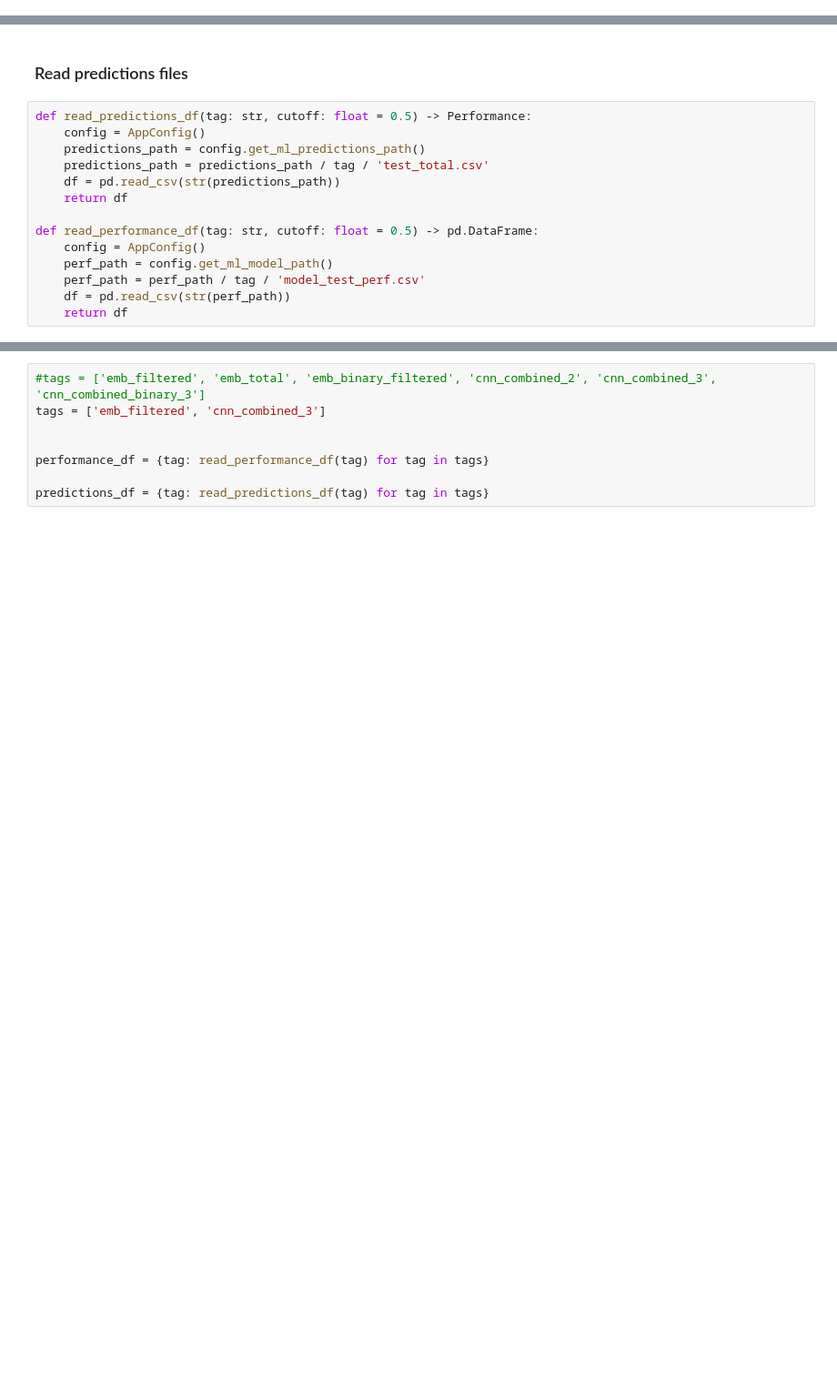
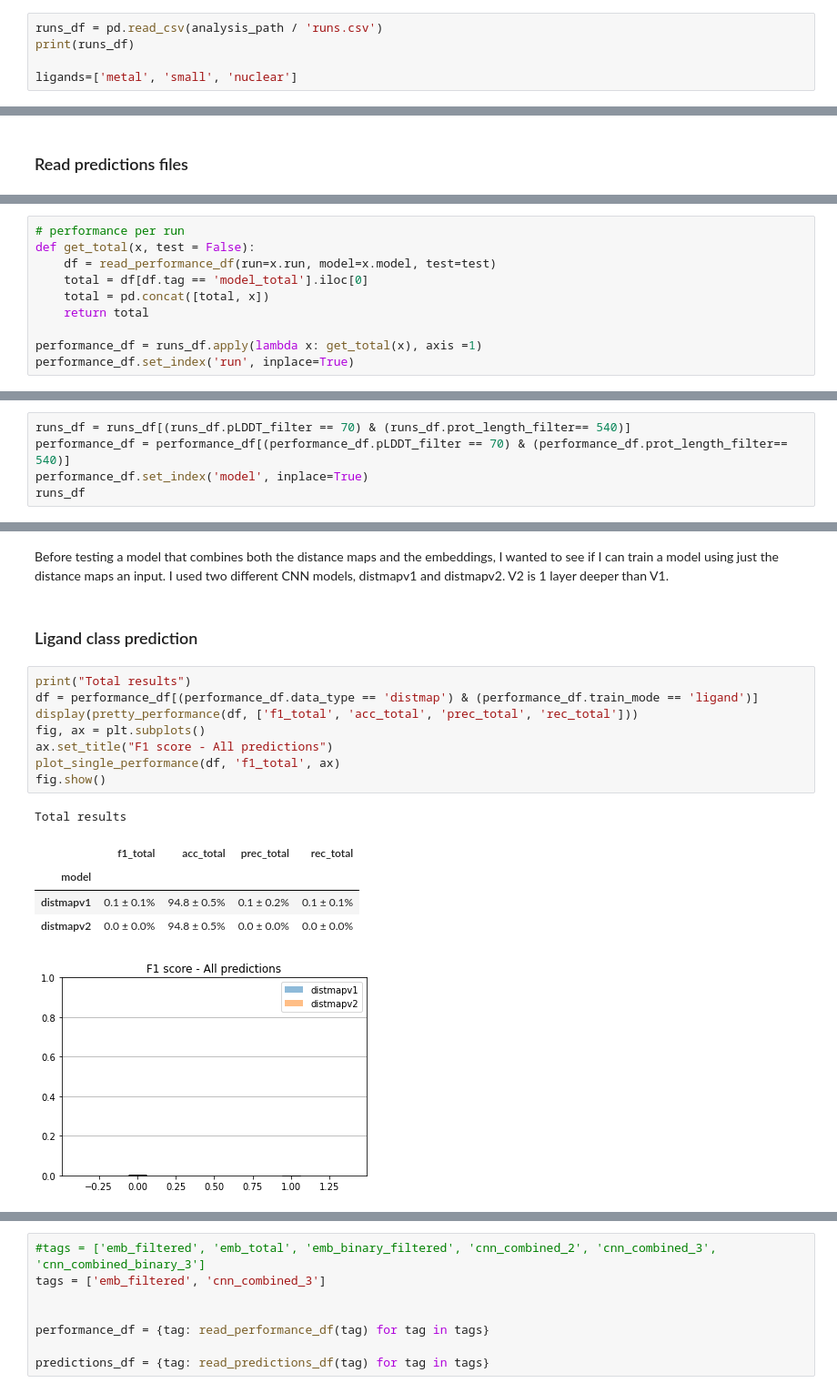
Before and after one commit to gtsitsiridis/bind-af2-embed, a Jupyter notebook: notebooks/train_notebook.ipynb, the cells around one changed output, grey strips where cells are left out. Shown at 91% size. Saved outputs shown, nothing was run; the diff lists cells and outputs as text; blank space fills up the shorter version.

Commit message:
train notebook changes

```diff
--- a/notebooks/train_notebook.ipynb
+++ b/notebooks/train_notebook.ipynb
@@ -21,0 +54,5 @@ from sklearn.metrics import confusion_matrix, roc_curve, auc
+# %%
+runs_df = pd.read_csv(analysis_path / 'runs.csv')
+print(runs_df)
+
+ligands=['metal', 'small', 'nuclear']
@@ -22,16 +77,2 @@ from sklearn.metrics import confusion_matrix, roc_curve, auc
 # %% [markdown]
 ### Read predictions files
-# %%
-def read_predictions_df(tag: str, cutoff: float = 0.5) -> Performance:
-    config = AppConfig()
-    predictions_path = config.get_ml_predictions_path()
-    predictions_path = predictions_path / tag / 'test_total.csv'
-    df = pd.read_csv(str(predictions_path))
-    return df
-
-def read_performance_df(tag: str, cutoff: float = 0.5) -> pd.DataFrame:
-    config = AppConfig()
-    perf_path = config.get_ml_model_path()
-    perf_path = perf_path / tag / 'model_test_perf.csv'
-    df = pd.read_csv(str(perf_path))
-    return df
@@ -37,0 +163,10 @@ def read_performance_df(tag: str, cutoff: float = 0.5) -> pd.DataFrame:
+# %%
+# performance per run
+def get_total(x, test = False):
+    df = read_performance_df(run=x.run, model=x.model, test=test)
+    total = df[df.tag == 'model_total'].iloc[0]
+    total = pd.concat([total, x])
+    return total
+
+performance_df = runs_df.apply(lambda x: get_total(x), axis =1)
+performance_df.set_index('run', inplace=True)
@@ -37,0 +187,5 @@ def read_performance_df(tag: str, cutoff: float = 0.5) -> pd.DataFrame:
+# %%
+runs_df = runs_df[(runs_df.pLDDT_filter == 70) & (runs_df.prot_length_filter== 540)]
+performance_df = performance_df[(performance_df.pLDDT_filter == 70) & (performance_df.prot_length_filter== 540)]
+performance_df.set_index('model', inplace=True)
+runs_df
@@ -37,0 +205,19 @@ def read_performance_df(tag: str, cutoff: float = 0.5) -> pd.DataFrame:
+# %% [markdown]
+Before testing a model that combines both the distance maps and the embeddings, I wanted to see if I can train a model using just the distance maps an input. I used two different CNN models, distmapv1 and distmapv2. V2 is 1 layer deeper than V1.
+# %% [markdown]
+### Ligand class prediction
+# %%
+print("Total results")
+df = performance_df[(performance_df.data_type == 'distmap') & (performance_df.train_mode == 'ligand')]
+display(pretty_performance(df, ['f1_total', 'acc_total', 'prec_total', 'rec_total']))
+fig, ax = plt.subplots()
+ax.set_title("F1 score - All predictions")
+plot_single_performance(df, 'f1_total', ax)
+fig.show()
+# %% [output]
+Total results
+|  | f1_total | acc_total | prec_total | rec_total |
+| model |  |  |  |  |
+| distmapv1 | 0.1 ± 0.1% | 94.8 ± 0.5% | 0.1 ± 0.2% | 0.1 ± 0.1% |
+| distmapv2 | 0.0 ± 0.0% | 94.8 ± 0.5% | 0.0 ± 0.0% | 0.0 ± 0.0% |
+[figure, added]
```
Also changed, not shown: parts of 42 cells of this notebook, 1 other file.
